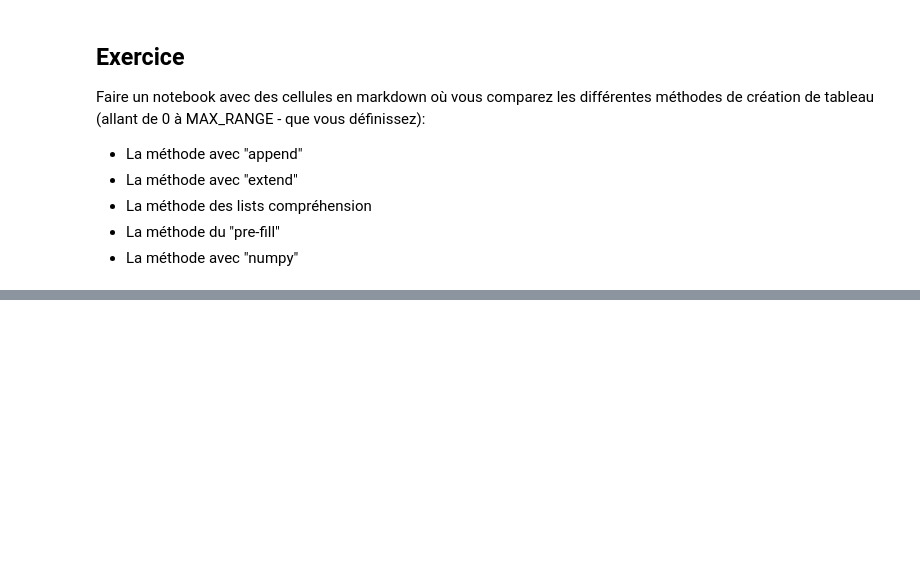
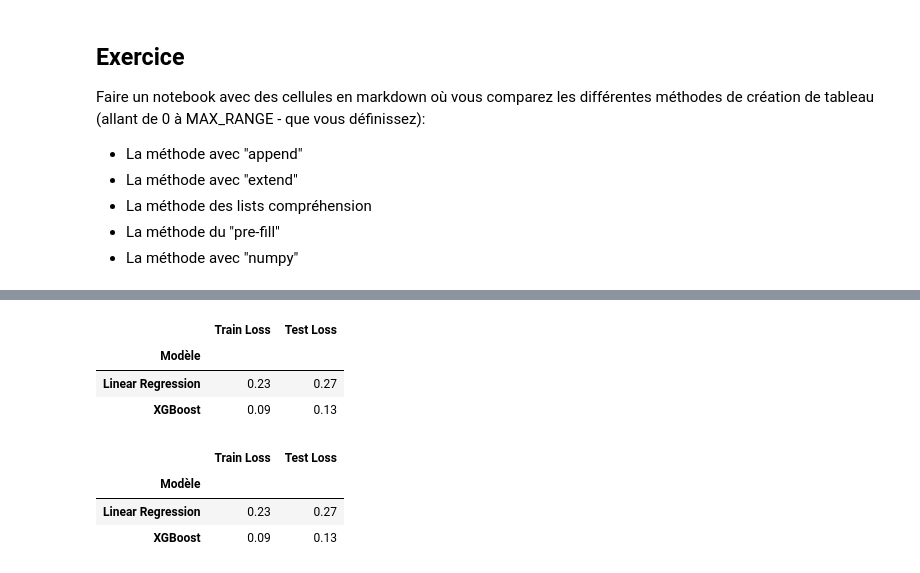
Before and after one commit to BaptGau/m1_ecostats, a Jupyter notebook: mon_petit_notebook.ipynb, the cells around one changed output, grey strips where cells are left out. Cells and saved outputs as stored; diff of their text form; code cells hidden in the pictures; blank space fills up the shorter version.

```diff
--- a/mon_petit_notebook.ipynb
+++ b/mon_petit_notebook.ipynb
@@ -25,0 +143,17 @@ les différentes méthodes de création de tableau (allant de 0 à MAX_RANGE - q
+# %%
+# si on veut les noms
+# syntaxe <dataframe>.loc[[<nom des lignes>][<nom des colonnes>]]
+df.loc[["Linear Regression", "XGBoost"], ["Train Loss", "Test Loss"]]
+# %% [output]
+|  | Train Loss | Test Loss |
+| Modèle |  |  |
+| Linear Regression | 0.23 | 0.27 |
+| XGBoost | 0.09 | 0.13 |
+# %%
+# Si on veut des index numériques
+df.iloc[[0, 2], [0, 2]]
+# %% [output]
+|  | Train Loss | Test Loss |
+| Modèle |  |  |
+| Linear Regression | 0.23 | 0.27 |
+| XGBoost | 0.09 | 0.13 |
```
Also changed, not shown: parts of 24 cells of this notebook, 3 other files.
